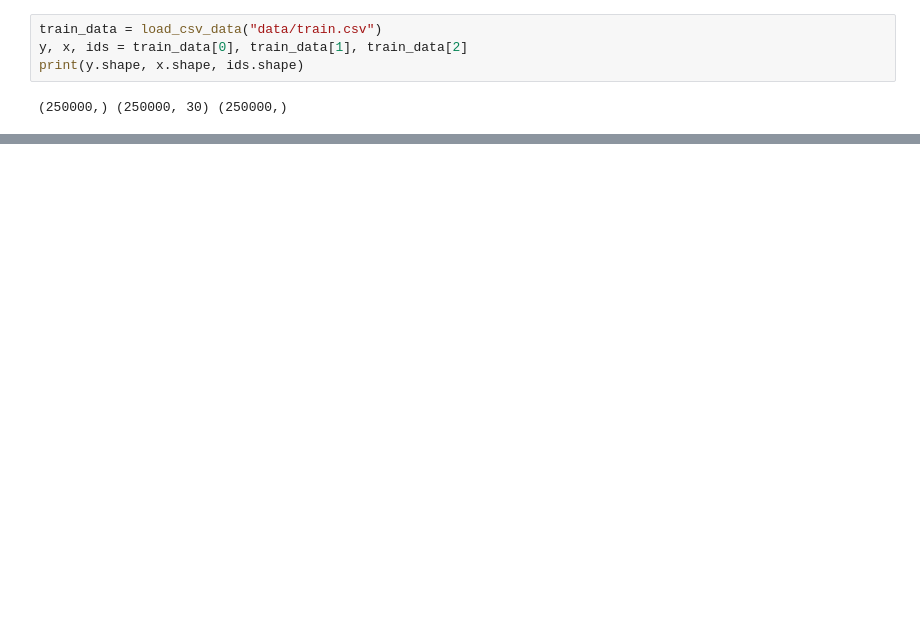
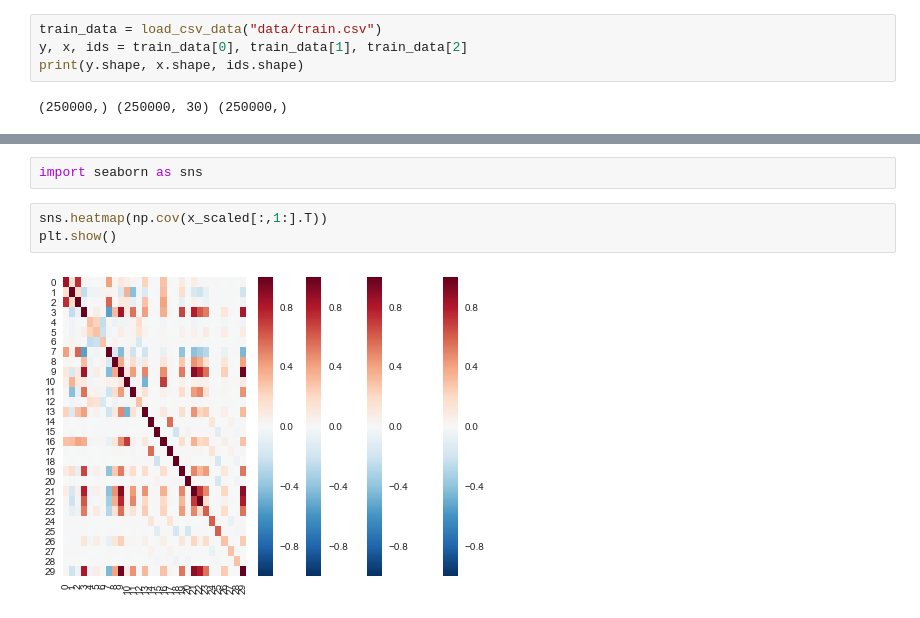
Before and after one commit to kir1994/EPFML_Project1, a Jupyter notebook: code/test.ipynb, the cells around one changed output, grey strips where cells are left out. Saved outputs shown, nothing was run; the diff lists cells and outputs as text; blank space fills up the shorter version.

```diff
--- a/code/test.ipynb
+++ b/code/test.ipynb
@@ -132,0 +169,7 @@ print(y.shape, x.shape, ids.shape)
+# %%
+import seaborn as sns
+# %%
+sns.heatmap(np.cov(x_scaled[:,1:].T))
+plt.show()
+# %% [output]
+[figure, added]
```
Also changed, not shown: parts of 51 cells of this notebook, 4 other files.
